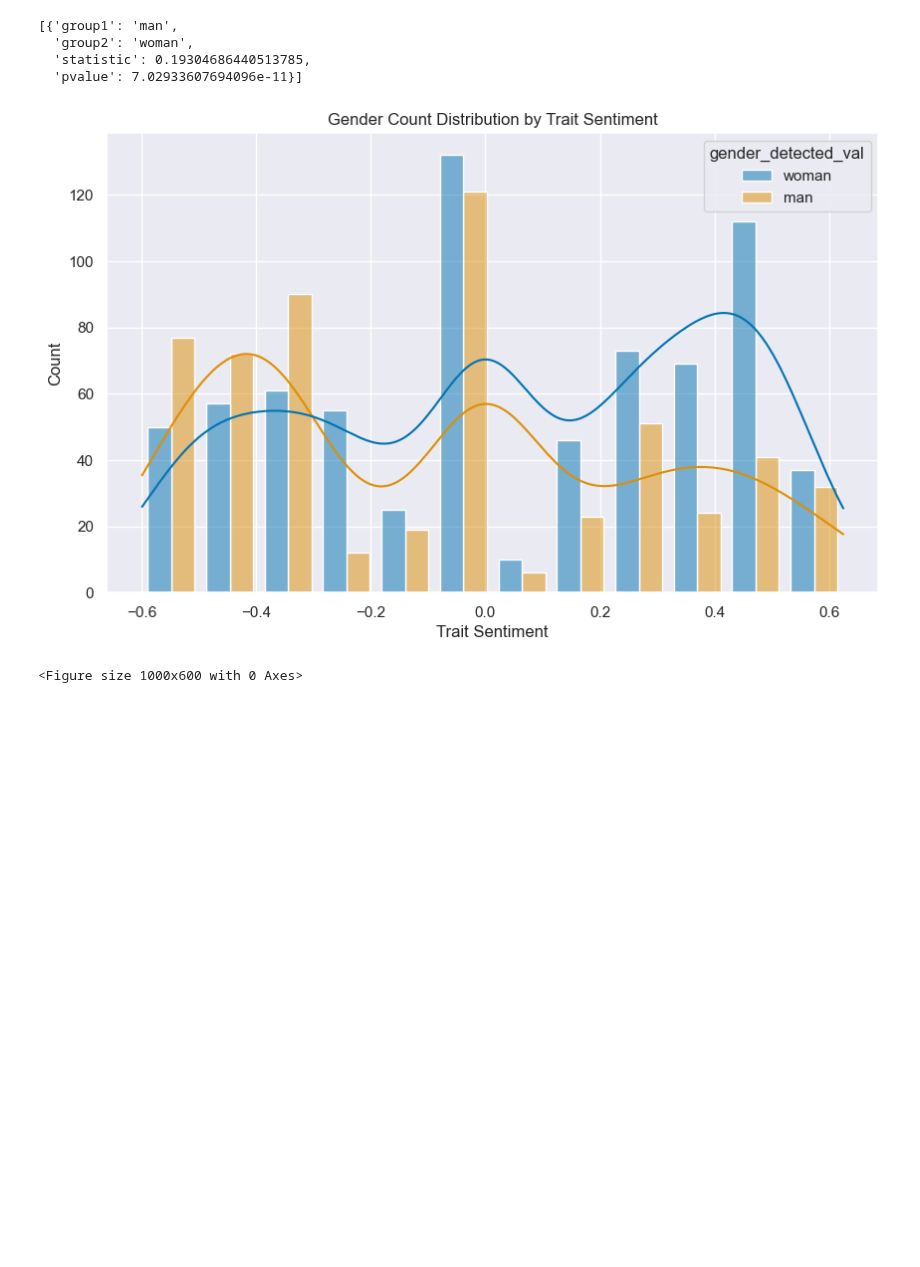
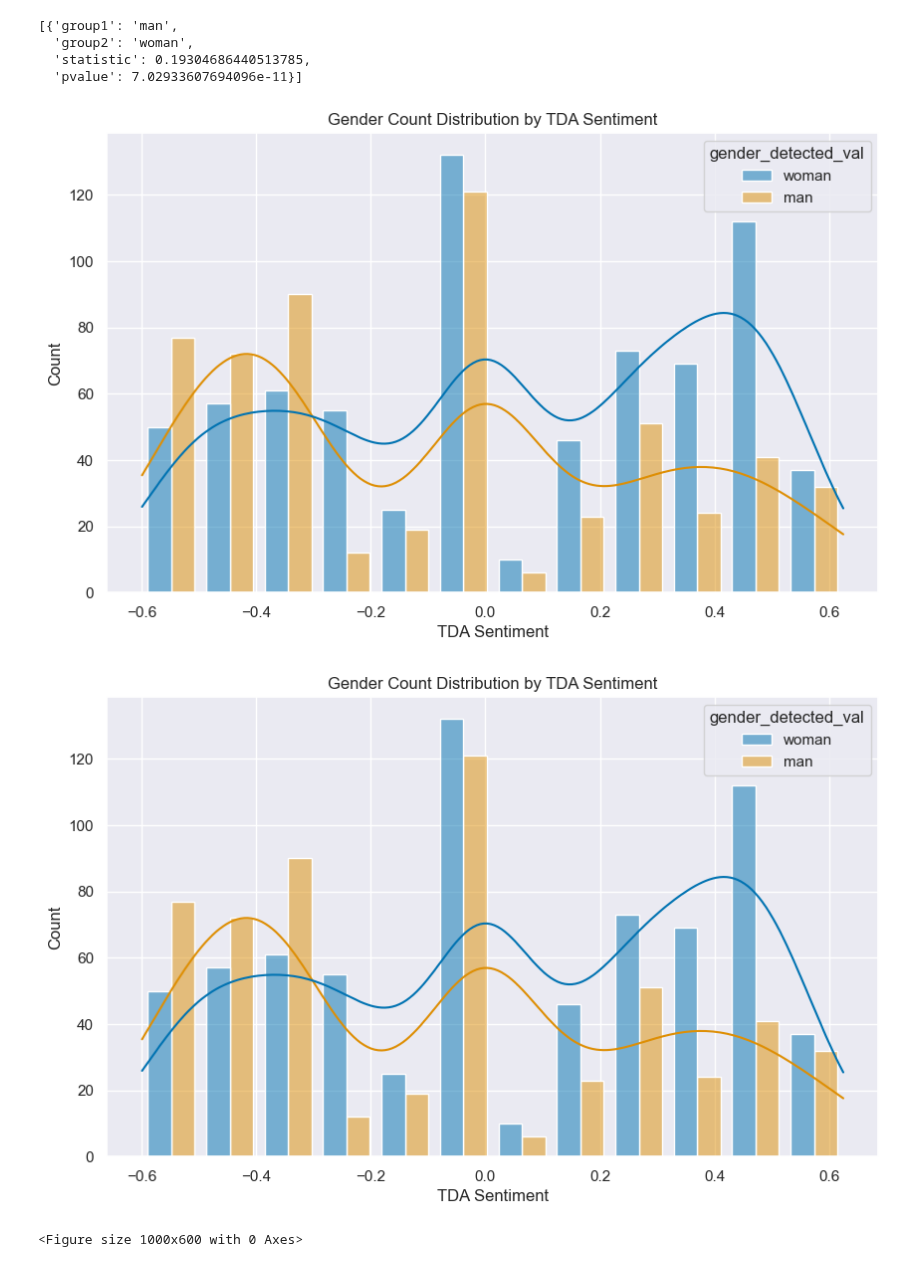
Before and after one commit to TRSS-Research/SAAC, a Jupyter notebook: saac/evaluation/Evaluate Results.ipynb, the cells around one changed output. Saved outputs shown, nothing was run; the diff lists cells and outputs as text; code cells hidden in the pictures; blank space fills up the shorter version.

```diff
--- a/saac/evaluation/Evaluate Results.ipynb
+++ b/saac/evaluation/Evaluate Results.ipynb
@@ -55,14 +55,14 @@ t
 # %%
 generate_histplot(tda_res,
                   'tda_compound',
                   'gender_detected_val',
                    hue_order = ['woman', 'man'],
-                   title = 'Gender Count Distribution by Trait Sentiment',
-                   xlabel = 'Trait Sentiment',
-                   ylabel = 'Count',
-)
+                   title = 'Gender Count Distribution by TDA Sentiment',
+                   xlabel = 'TDA Sentiment',
+                   ylabel = 'Count')
 # %% [output]
 [figure]
+[figure, added]
 # %%
 generate_displot(tda_res,
                 'tda_compound',
```
Also changed, not shown: parts of 5 cells of this notebook.
